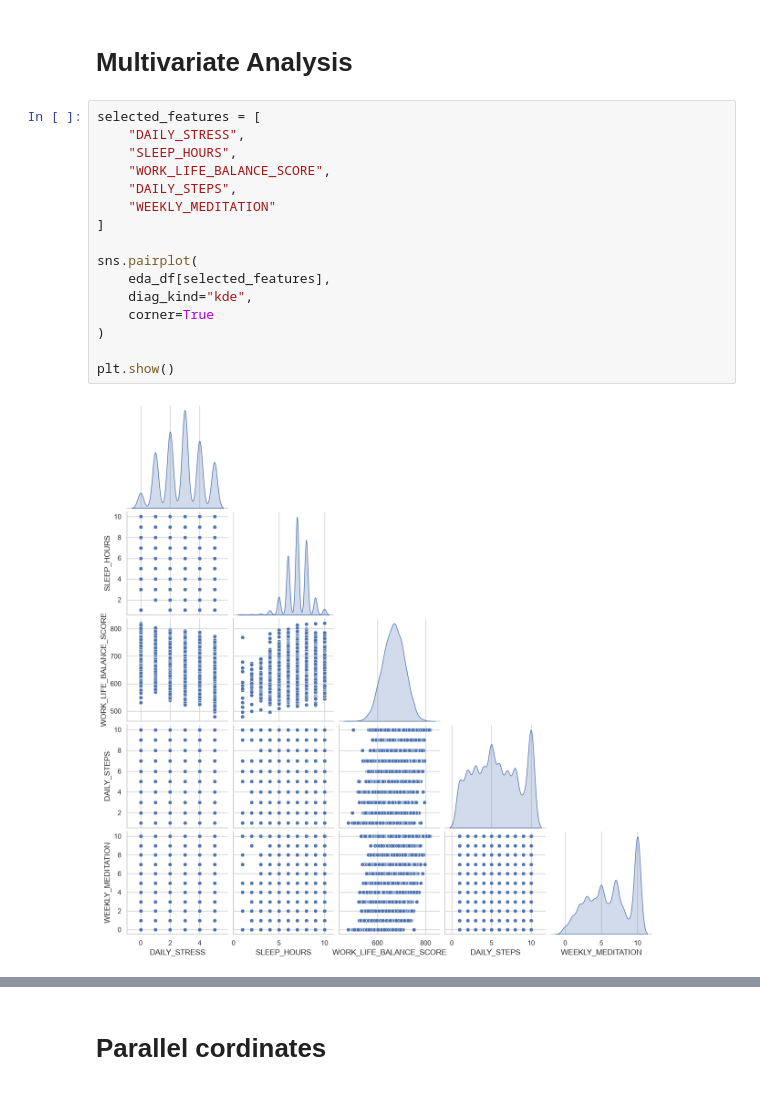
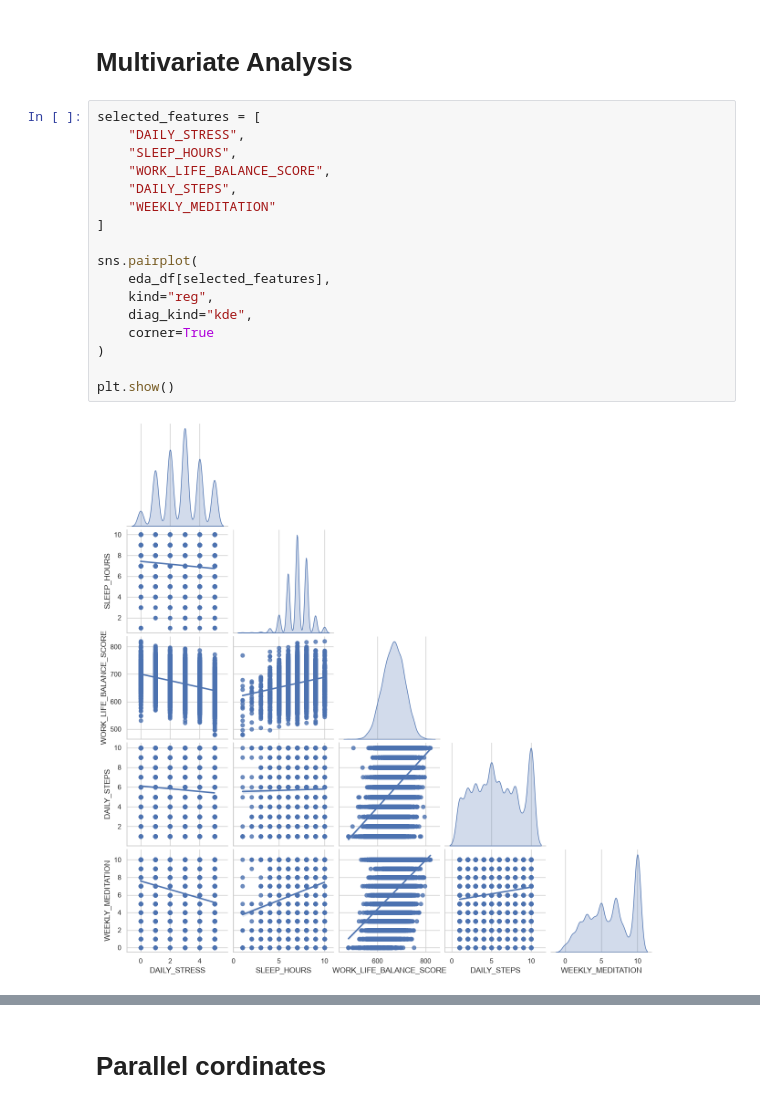
Before and after one commit to Adityaa-KC/Analyzing-the-Impact-of-Eating-Habits-and-Sedentary-Lifestyle-on-Health-Risk-Patterns, a Jupyter notebook: New Structured directory/EDA.ipynb, the cells around one changed output, grey strips where cells are left out. Saved outputs shown, nothing was run; the diff lists cells and outputs as text.

```diff
--- a/New Structured directory/EDA.ipynb
+++ b/New Structured directory/EDA.ipynb
@@ -178,18 +180,19 @@ plt.show()
 # %%
 selected_features = [
     "DAILY_STRESS",
     "SLEEP_HOURS",
     "WORK_LIFE_BALANCE_SCORE",
     "DAILY_STEPS",
     "WEEKLY_MEDITATION"
 ]
 
 sns.pairplot(
     eda_df[selected_features],
+    kind="reg",
     diag_kind="kde",
     corner=True
 )
 
 plt.show()
 # %% [output]
-[figure, old version]
+[figure, new version]
```
Also changed, not shown: parts of 11 cells of this notebook, 1 other file.
